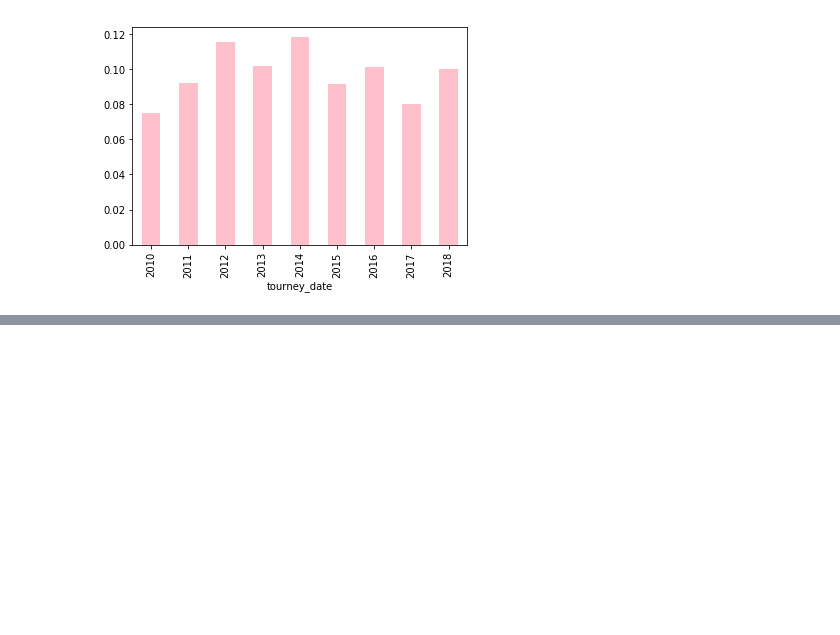
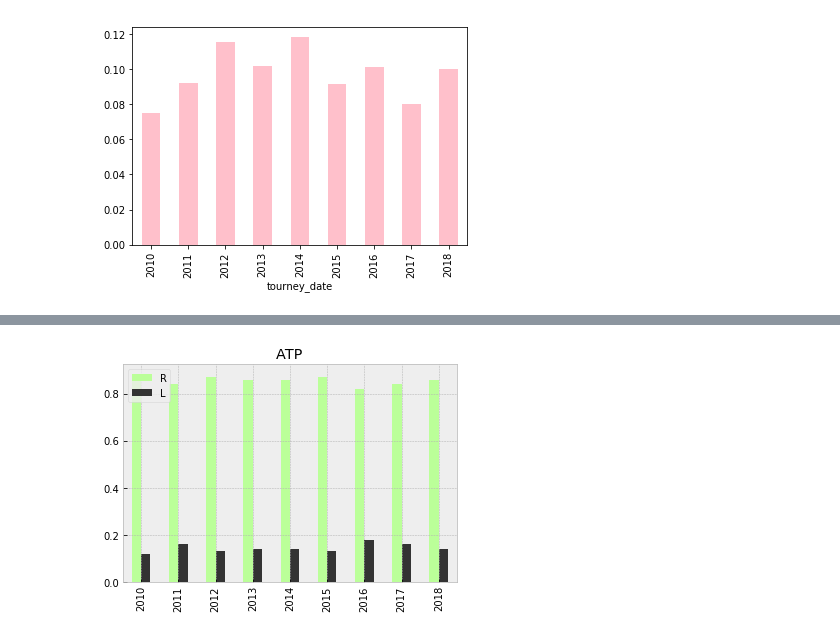
Before and after one commit to LambdaSchool/DS-Unit-1-Sprint-5-Data-Storytelling-Blog-Post, a Jupyter notebook: Project1.ipynb, the cells around one changed output, grey strips where cells are left out. Saved outputs shown, nothing was run; the diff lists cells and outputs as text; code cells hidden in the pictures; blank space fills up the shorter version.

```diff
--- a/Project1.ipynb
+++ b/Project1.ipynb
@@ -438,0 +453,7 @@ plt.show()
+# %%
+ATPct.plot.bar(color=['#bbff99', '#333333']);
+plt.xlabel('');
+plt.title('ATP');
+plt.legend(('R','L'), loc=2);
+# %% [output]
+[figure, added]
```
Also changed, not shown: parts of 4 cells of this notebook.
